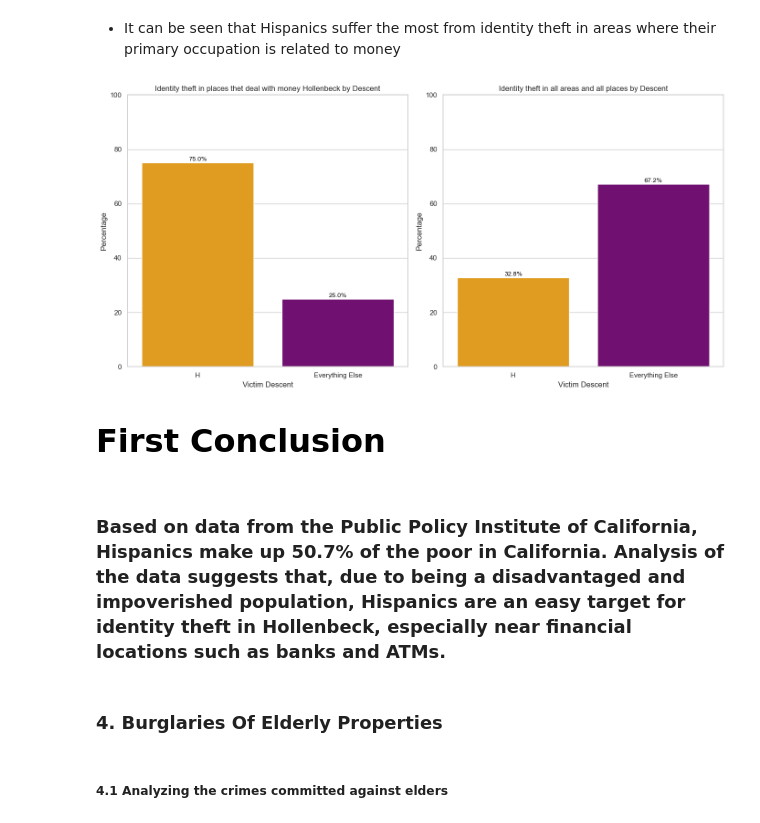
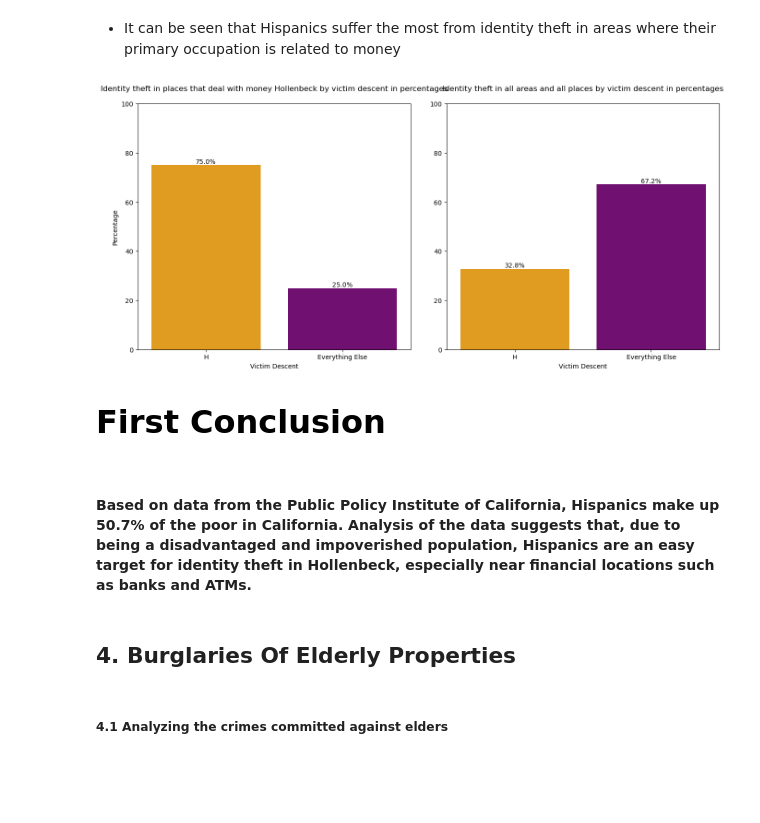
Before and after one commit to BareLevi/Data_Analysis_Final_Project, a Jupyter notebook: data_analysis_project_final.ipynb, the cells around one changed output. Drawn from its saved outputs; the diff is of its cells as text; code cells hidden in the pictures; blank space fills up the shorter version.

```diff
--- a/data_analysis_project_final.ipynb
+++ b/data_analysis_project_final.ipynb
@@ -194,13 +202,13 @@ def categorize_time(datetime):
         return 'Evening'
     else:
         return 'Night'
-df['day_time'] = df['date_occurred'].apply(categorize_time)
+crime_data['day_time'] = crime_data['date_occurred'].apply(categorize_time)
 # %% [markdown]
 ##### 2.4 Creating columns by hour,year and day name
 # %%
-df['hour_occurred'] = df['date_occurred'].dt.hour
-df['day_of_week'] = df['date_occurred'].dt.day_name()
-df['year_occurred'] = df['date_occurred'].dt.year
+crime_data['hour_occurred'] = crime_data['date_occurred'].dt.hour
+crime_data['day_of_week'] = crime_data['date_occurred'].dt.day_name()
+crime_data['year_occurred'] = crime_data['date_occurred'].dt.year
 # %% [markdown]
 ##### 2.5 Creating column by age description
 # %%
@@ -218,7 +226,7 @@ def age_category(age):
             return "unknown"
 
 
-df["age_description"] = df["victim_age"].apply(age_category)
+crime_data["age_description"] = crime_data["victim_age"].apply(age_category)
 # %% [markdown]
 ##### 2.6 Creating a column to classify the type of weapon if any
 # %%
@@ -289,7 +297,7 @@ dtype: object
 # %% [markdown]
 ##### 3.1 The age distribution of the victims
 # %%
-identity_theft = df[df["crime_description"] == "THEFT OF IDENTITY"]
+identity_theft = crime_data[crime_data["crime_description"] == "THEFT OF IDENTITY"]
 # %%
 plt.figure(figsize=(15,4))
 
@@ -429,38 +459,39 @@ idt_in_all_places_by_descent['amount'] = (idt_in_all_places_by_descent['amount']
 idt_in_all_places_by_descent = idt_in_all_places_by_descent.sort_values(by='victim_descent', ascending=False)
 
 
 fig, axes = plt.subplots(1, 2, figsize=(14, 7))
 
 
 colors_hollenbeck = ['orange' if descent == 'H' else 'purple' for descent in idt_Hollenbeck_by_descent['victim_descent']]
 sns.barplot(x='victim_descent', y='amount', data=idt_Hollenbeck_by_descent, palette=colors_hollenbeck, ax=axes[0])
-axes[0].set_title('Identity theft in places thet deal with money Hollenbeck by Descent')
+axes[0].set_title('Identity theft in places that deal with money Hollenbeck by victim descent in percentages', pad=20)
 axes[0].set_xlabel('Victim Descent')
 axes[0].set_ylabel('Percentage')
 axes[0].set_ylim(0, 100)
 
 
 for p in axes[0].patches:
     height = p.get_height()
     axes[0].annotate(f'{height:.1f}%', (p.get_x() + p.get_width() / 2., height), ha='center', va='center', fontsize=10, color='black', xytext=(0, 5), textcoords='offset points')
 
 
 colors_all_places = ['orange' if descent == 'H' else 'purple' for descent in idt_in_all_places_by_descent['victim_descent']]
 sns.barplot(x='victim_descent', y='amount', data=idt_in_all_places_by_descent, palette=colors_all_places, ax=axes[1])
-axes[1].set_title('Identity theft in all areas and all places by Descent')
+axes[1].set_title('Identity theft in all areas and all places by victim descent in percentages', pad=20)
 axes[1].set_xlabel('Victim Descent')
-axes[1].set_ylabel('Percentage')
+axes[1].set_ylabel('')
 axes[1].set_ylim(0, 100)
 
 
 for p in axes[1].patches:
     height = p.get_height()
     axes[1].annotate(f'{height:.1f}%', (p.get_x() + p.get_width() / 2., height), ha='center', va='center', fontsize=10, color='black', xytext=(0, 5), textcoords='offset points')
 
-plt.tight_layout()
+
+plt.tight_layout(pad=3.0)
 plt.show()
 # %% [output]
-[figure, old version]
+[figure, new version]
 # %% [markdown]
 <div style="
     text-align: left;
@@ -474,9 +505,9 @@ plt.show()
    First Conclusion
 </div>
 # %% [markdown]
-### Based on data from the Public Policy Institute of California, Hispanics make up 50.7% of the poor in California. Analysis of the data suggests that, due to being a disadvantaged and impoverished population, Hispanics are an easy target for identity theft in Hollenbeck, especially near financial locations such as banks and ATMs.
+#### Based on data from the Public Policy Institute of California, Hispanics make up 50.7% of the poor in California. Analysis of the data suggests that, due to being a disadvantaged and impoverished population, Hispanics are an easy target for identity theft in Hollenbeck, especially near financial locations such as banks and ATMs.
 # %% [markdown]
-### 4. Burglaries Of Elderly Properties <a id="section4"></a>
+## 4. Burglaries Of Elderly Properties <a id="section4"></a>
 # %% [markdown]
 ##### 4.1 Analyzing the crimes committed against elders
 # %%
```
Also changed, not shown: parts of 37 cells of this notebook.
